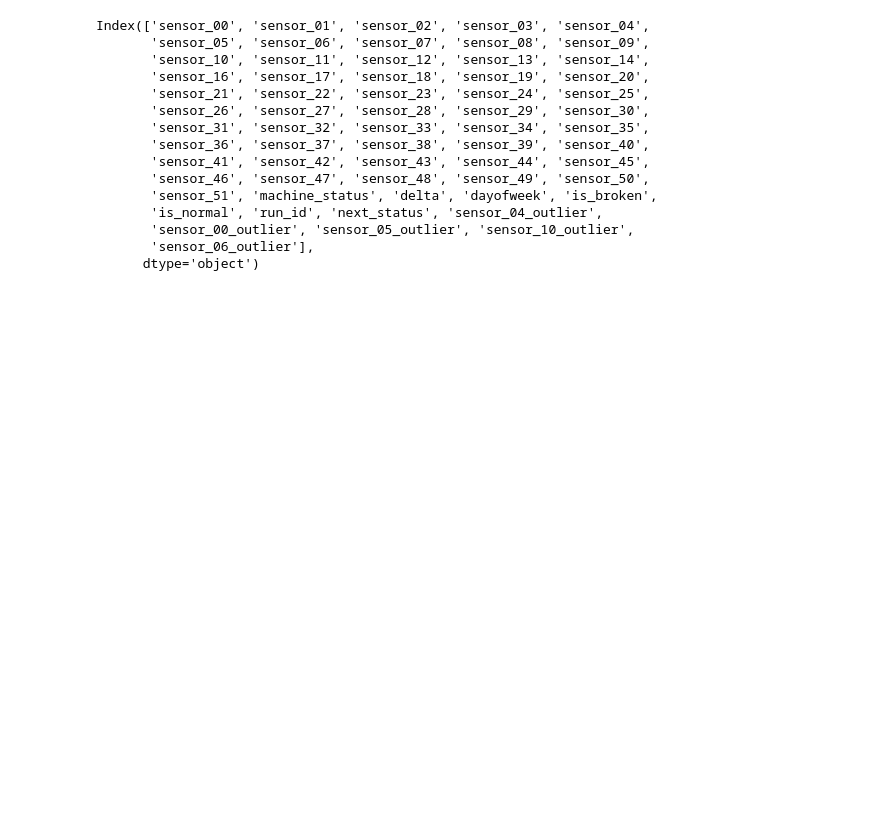
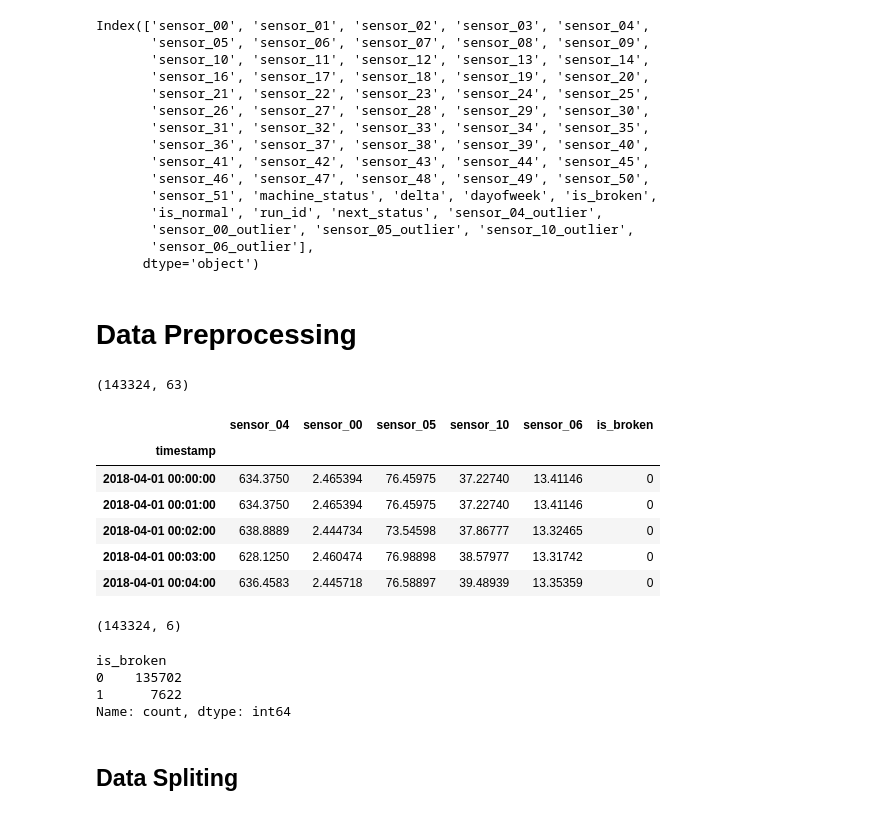
Before and after one commit to TurmaeUrsorum/Pump-Sensor-Time-Series, a Jupyter notebook: notebooks/RND.ipynb, the cells around one changed output. Drawn from its saved outputs; the diff is of its cells as text; code cells hidden in the pictures; blank space fills up the shorter version.

```diff
--- a/notebooks/RND.ipynb
+++ b/notebooks/RND.ipynb
@@ -750,3 +750,33 @@ Index(['sensor_00', 'sensor_01', 'sensor_02', 'sensor_03', 'sensor_04',
        'sensor_00_outlier', 'sensor_05_outlier', 'sensor_10_outlier',
        'sensor_06_outlier'],
       dtype='object')
+# %% [markdown]
+# **Data Preprocessing**
+# %%
+df_sensor.shape
+# %% [output]
+(143324, 63)
+# %%
+selected_sensors = ['sensor_04', 'sensor_00', 'sensor_05', 'sensor_10', 'sensor_06']
+df_selected = df_sensor[selected_sensors + ['is_broken']]
+# %%
+df_selected.head()
+# %% [output]
+|  | sensor_04 | sensor_00 | sensor_05 | sensor_10 | sensor_06 | is_broken |
+| timestamp |  |  |  |  |  |  |
+| 2018-04-01 00:00:00 | 634.3750 | 2.465394 | 76.45975 | 37.22740 | 13.41146 | 0 |
+| 2018-04-01 00:01:00 | 634.3750 | 2.465394 | 76.45975 | 37.22740 | 13.41146 | 0 |
+| 2018-04-01 00:02:00 | 638.8889 | 2.444734 | 73.54598 | 37.86777 | 13.32465 | 0 |
+| 2018-04-01 00:03:00 | 628.1250 | 2.460474 | 76.98898 | 38.57977 | 13.31742 | 0 |
+| 2018-04-01 00:04:00 | 636.4583 | 2.445718 | 76.58897 | 39.48939 | 13.35359 | 0 |
+# %%
+df_selected.shape
+# %% [output]
+(143324, 6)
+# %%
+df_selected["is_broken"].value_counts()
+# %% [output]
+is_broken
+0    135702
+1      7622
+Name: count, dtype: int64
@@ -752,0 +786,2 @@ Index(['sensor_00', 'sensor_01', 'sensor_02', 'sensor_03', 'sensor_04',
+# %% [markdown]
+## **Data Spliting**
```
Also changed, not shown: parts of 15 cells of this notebook.
